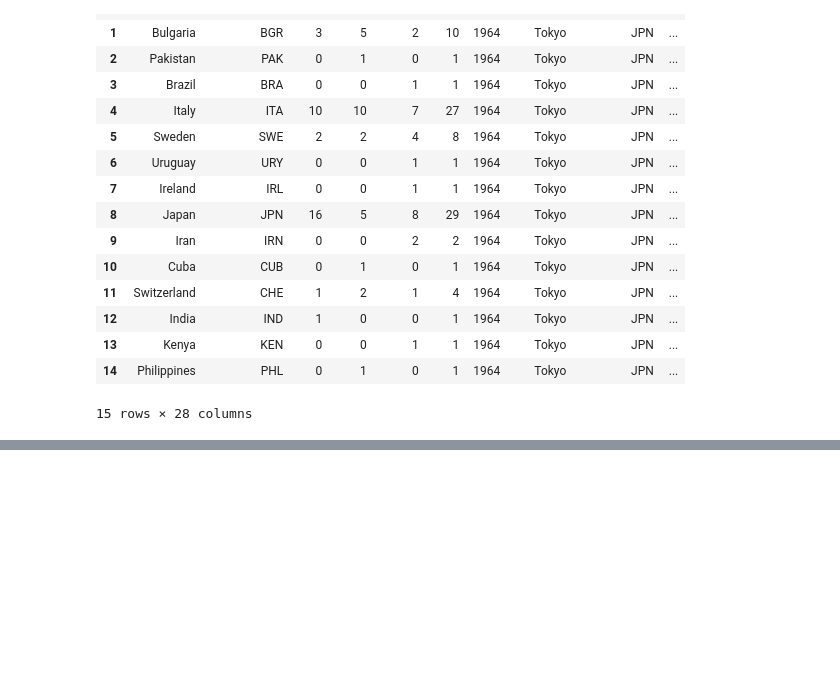
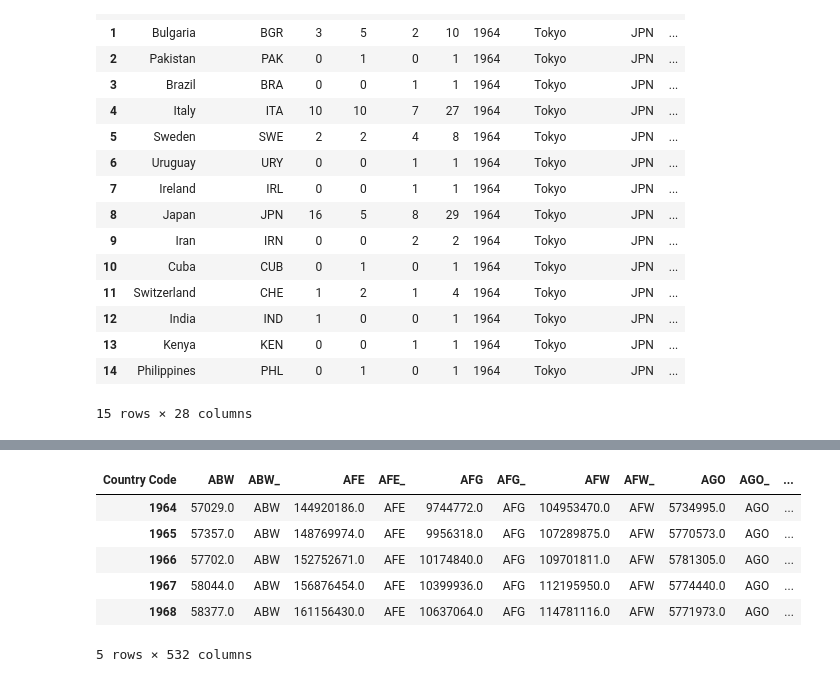
Before and after one commit to johnt1311/Olympics, a Jupyter notebook: Trey_Graham/country_code_cleaning.ipynb, the cells around one changed output, grey strips where cells are left out. Drawn from its saved outputs; the diff is of its cells as text; code cells hidden in the pictures; blank space fills up the shorter version.

```diff
--- a/Trey_Graham/country_code_cleaning.ipynb
+++ b/Trey_Graham/country_code_cleaning.ipynb
@@ -642,0 +687,10 @@ medals_GDP_distance_df.to_csv(fr'{folder}\08-03-2021_medals_GDP_distance.csv', i
+# %%
+pop_T.head()
+# %% [output]
+| Country Code | ABW | ABW_ | AFE | AFE_ | AFG | AFG_ | AFW | AFW_ | AGO | AGO_ | ... |
+| 1964 | 57029.0 | ABW | 144920186.0 | AFE | 9744772.0 | AFG | 104953470.0 | AFW | 5734995.0 | AGO | ... |
+| 1965 | 57357.0 | ABW | 148769974.0 | AFE | 9956318.0 | AFG | 107289875.0 | AFW | 5770573.0 | AGO | ... |
+| 1966 | 57702.0 | ABW | 152752671.0 | AFE | 10174840.0 | AFG | 109701811.0 | AFW | 5781305.0 | AGO | ... |
+| 1967 | 58044.0 | ABW | 156876454.0 | AFE | 10399936.0 | AFG | 112195950.0 | AFW | 5774440.0 | AGO | ... |
+| 1968 | 58377.0 | ABW | 161156430.0 | AFE | 10637064.0 | AFG | 114781116.0 | AFW | 5771973.0 | AGO | ... |
+5 rows × 532 columns
```
Also changed, not shown: parts of 31 cells of this notebook, 34 other files.
